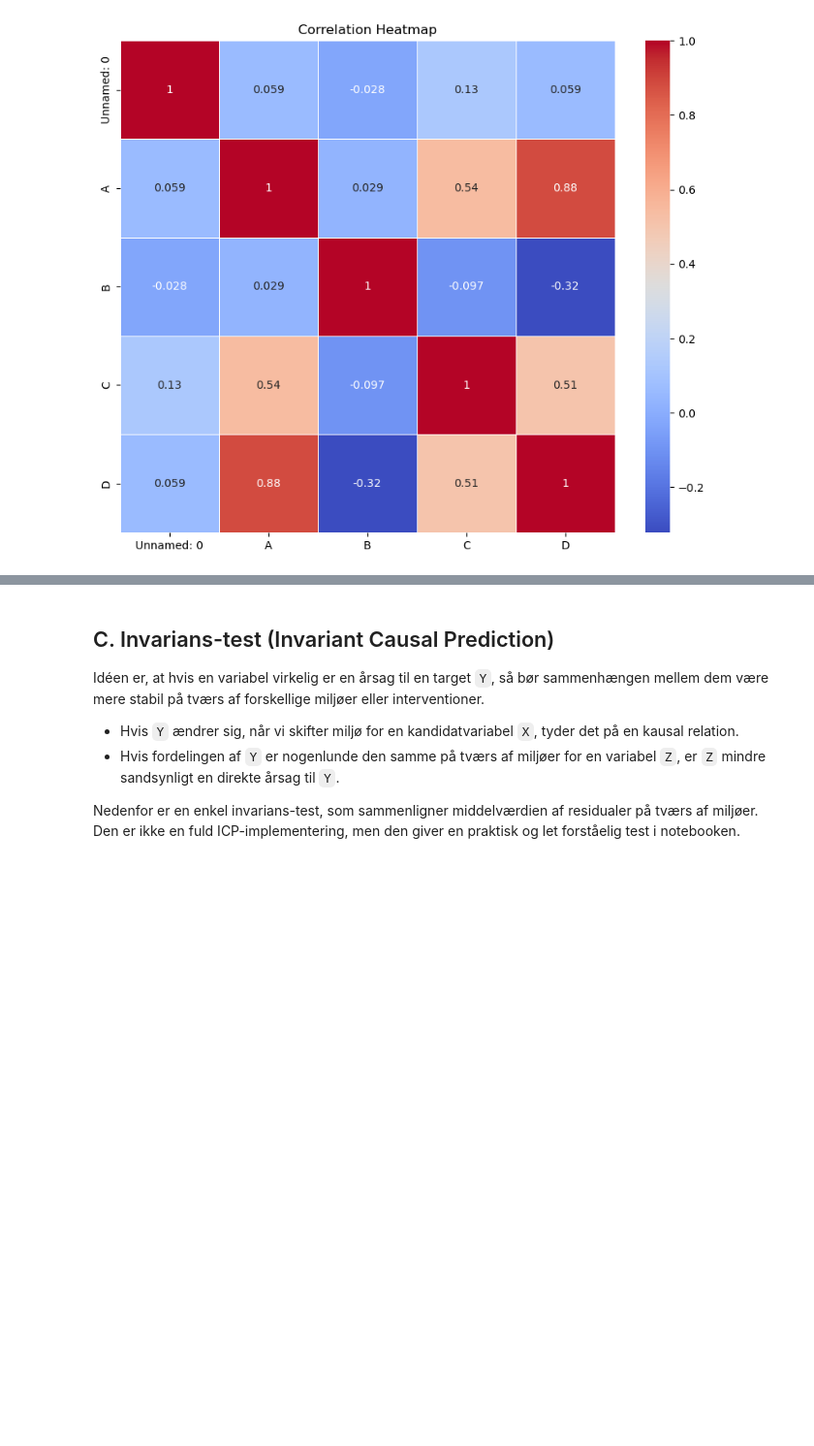
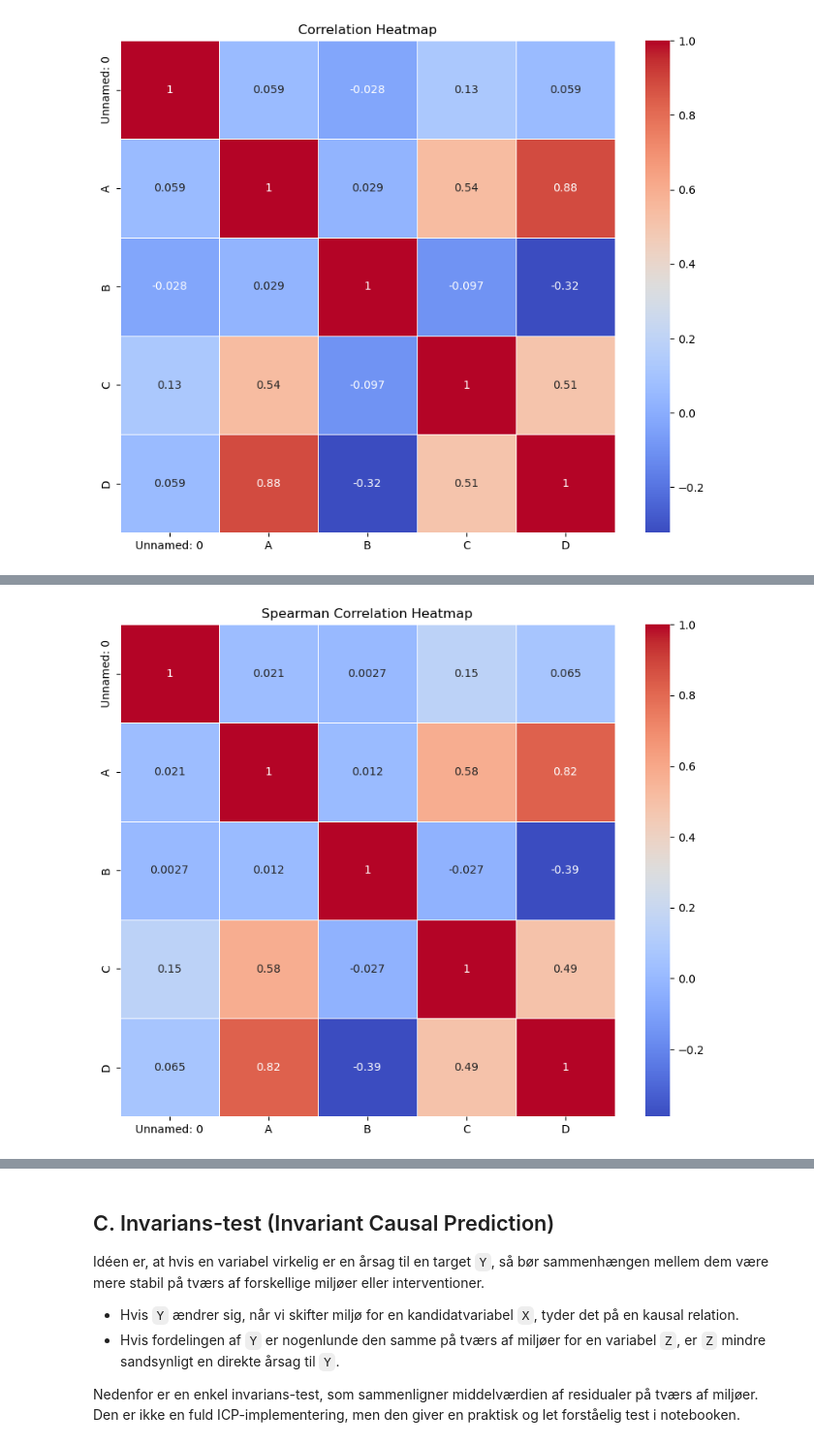
Before and after one commit to Nunk-sketch/AL3-MiniProject, a Jupyter notebook: sovs2/setup.ipynb, the cells around one changed output, grey strips where cells are left out. Shown at 97% size. Drawn from its saved outputs; the diff is of its cells as text; code cells hidden in the pictures; blank space fills up the shorter version.

```diff
--- a/sovs2/setup.ipynb
+++ b/sovs2/setup.ipynb
@@ -7,3 +8,21 @@ import os
 import sklearn as sk
 # %%
-df = pd.read_csv("data/data_1504.csv")
+data_path = r"..\data\data_1504.csv" if os.name == "nt" else "../data/data_1504.csv"
+
+if not os.path.exists(data_path):
+    matches = glob.glob("**/data_1504.csv", recursive=True)
+    if matches:
+        data_path = matches[0]
+    else:
+        for root, _, files in os.walk("."):
+            if "data_1504.csv" in files:
+                data_path = os.path.join(root, "data_1504.csv")
+                break
+
+if not os.path.exists(data_path):
+    raise FileNotFoundError(
+        "data_1504.csv not found. Place the file in the notebook directory or specify the correct path."
+    )
+
+df = pd.read_csv(data_path)
+print(f"Loaded data from: {data_path}")
@@ -130,0 +65,10 @@ MI(Unnamed: 0, B): 0.1187
+# %%
+def spearman_heatmap(df):
+    spearman_corr = df.corr(method='spearman')
+    plt.figure(figsize=(10, 8))
+    sns.heatmap(spearman_corr, annot=True, cmap="coolwarm", linewidths=0.5)
+    plt.title("Spearman Correlation Heatmap")
+    plt.show()
+spearman_heatmap(df)
+# %% [output]
+[figure, added]
```
Also changed, not shown: parts of 8 cells of this notebook, 10 other files.
